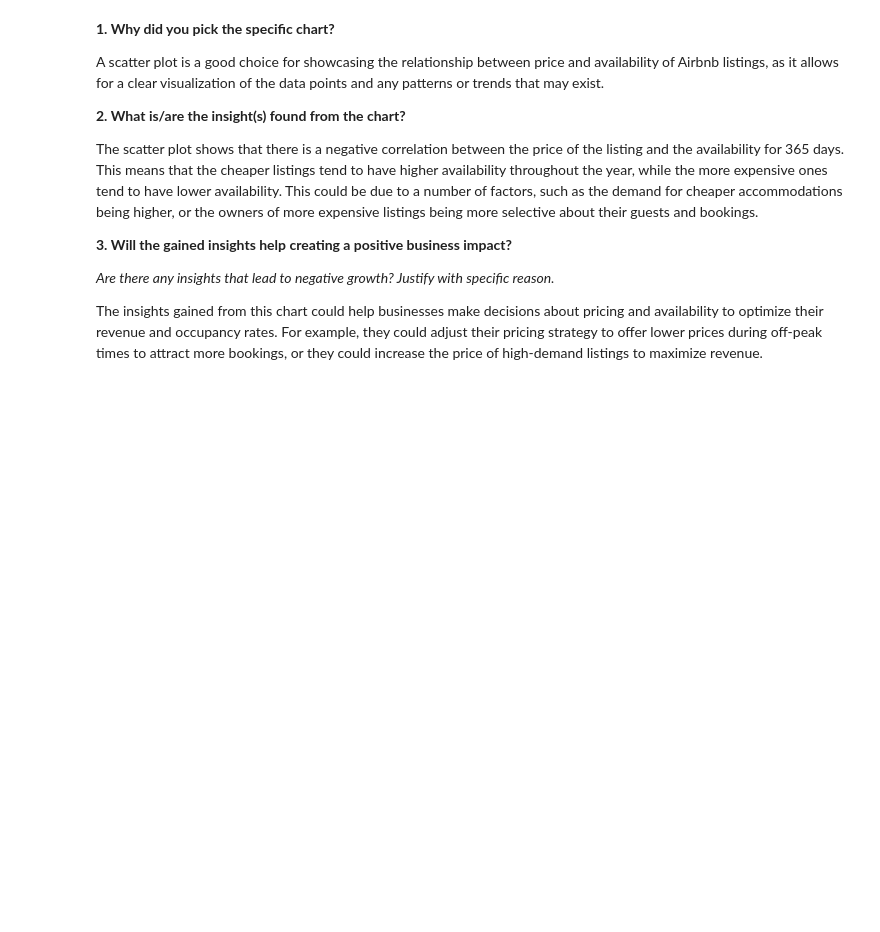
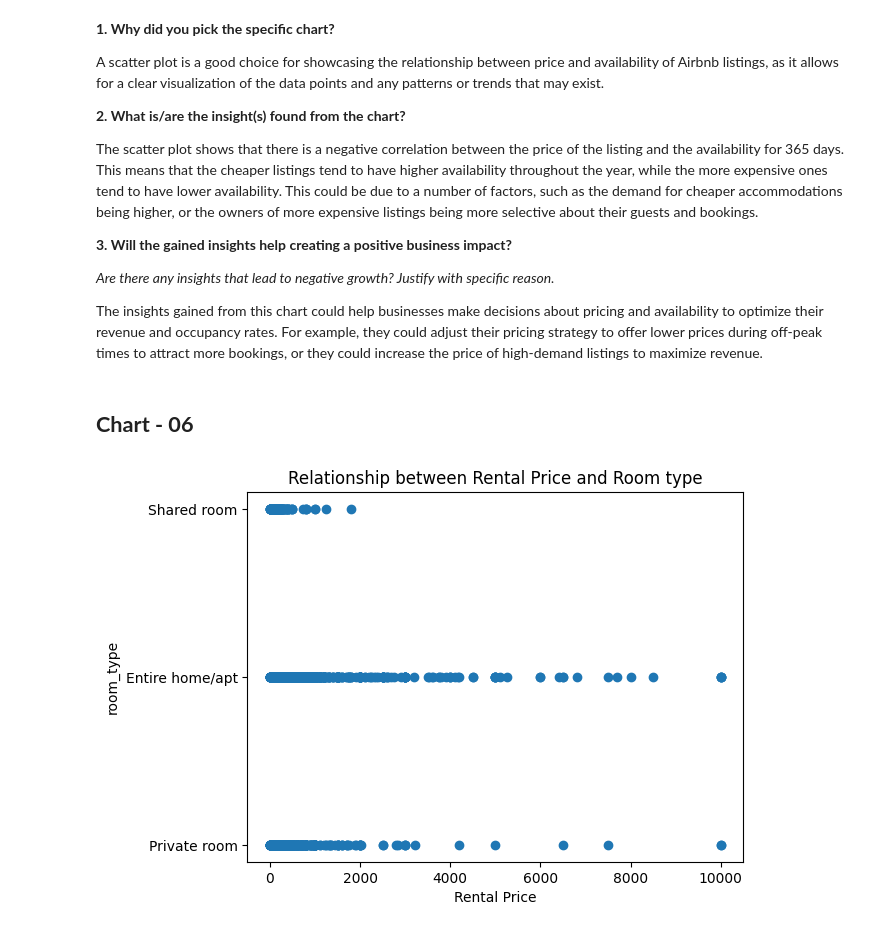
Before and after one commit to Sudarshan-Karn/AirBnb-EDA-Project, a Jupyter notebook: AirBnb_Explainatory_Data_Analysis.ipynb, the cells around one changed output. Drawn from its saved outputs; the diff is of its cells as text; code cells hidden in the pictures; blank space fills up the shorter version.

```diff
--- a/AirBnb_Explainatory_Data_Analysis.ipynb
+++ b/AirBnb_Explainatory_Data_Analysis.ipynb
@@ -432,3 +432,14 @@ The scatter plot shows that there is a negative correlation between the price of
 *Are there any insights that lead to negative growth? Justify with specific reason.*
 
 The insights gained from this chart could help businesses make decisions about pricing and availability to optimize their revenue and occupancy rates. For example, they could adjust their pricing strategy to offer lower prices during off-peak times to attract more bookings, or they could increase the price of high-demand listings to maximize revenue.
+# %% [markdown]
+## **Chart - 06**
+# %%
+# Chart - 6 visualization code
+plt.scatter(df['price'], df['room_type'])
+plt.xlabel('Rental Price')
+plt.ylabel('room_type')
+plt.title('Relationship between Rental Price and Room type')
+plt.show()
+# %% [output]
+[figure, added]
```
Also changed, not shown: parts of 2 cells of this notebook.
